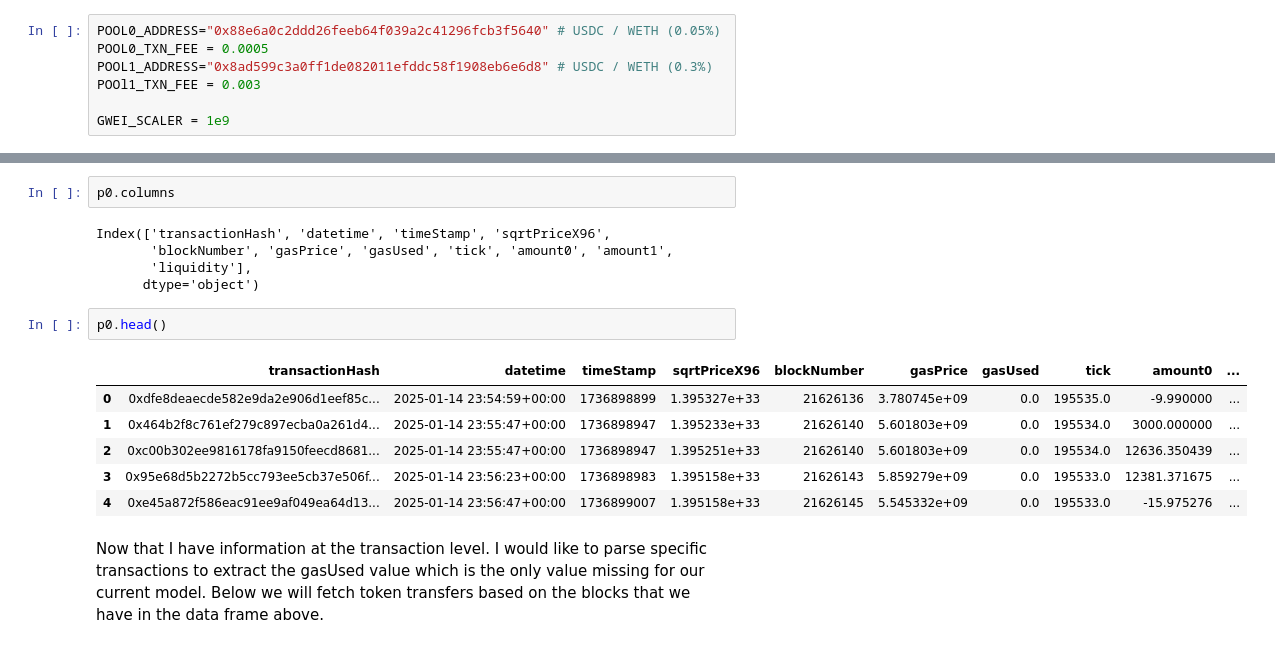
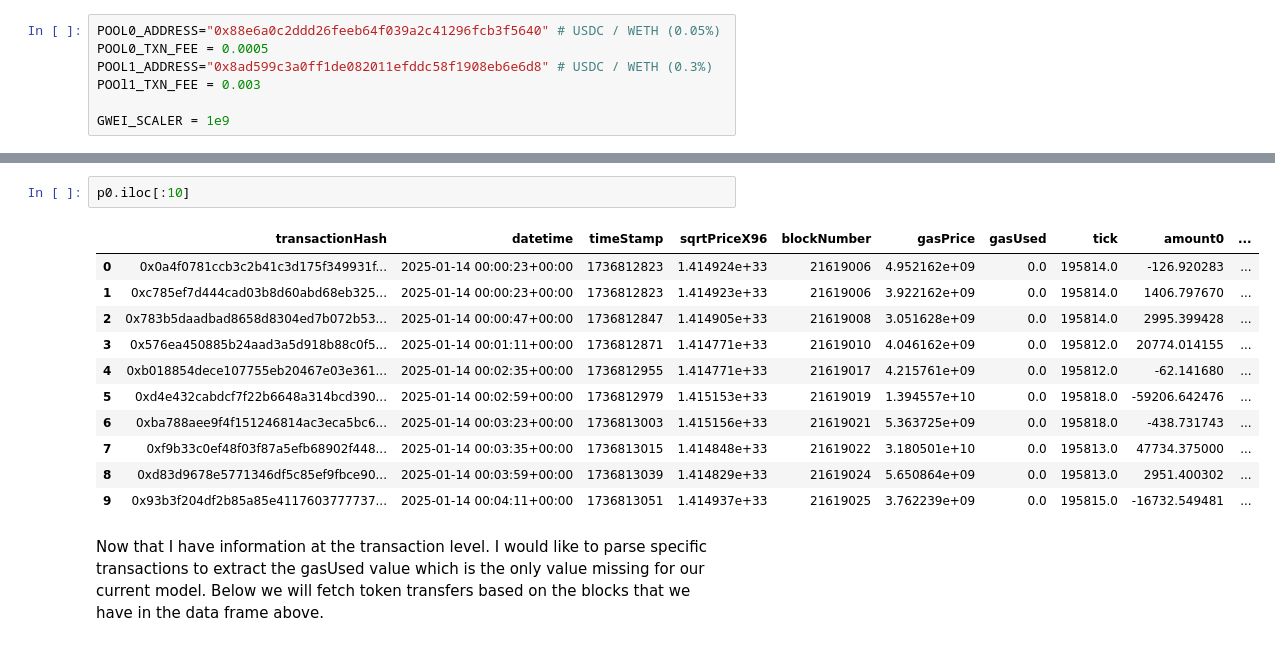
Before and after one commit to scaperothian/arbitrage_playground, a Jupyter notebook: notebooks/TheGraph.ipynb, the cells around one changed output, grey strips where cells are left out. Cells and saved outputs as stored; diff of their text form.

```diff
--- a/notebooks/TheGraph.ipynb
+++ b/notebooks/TheGraph.ipynb
@@ -76,19 +251,17 @@ Are there any NaNs in the DataFrame? False
-# %%
-p0.columns
-# %% [output]
-Index(['transactionHash', 'datetime', 'timeStamp', 'sqrtPriceX96',
-       'blockNumber', 'gasPrice', 'gasUsed', 'tick', 'amount0', 'amount1',
-       'liquidity'],
-      dtype='object')
 # %%
-p0.head()
+p0.iloc[:10]
 # %% [output]
 |  | transactionHash | datetime | timeStamp | sqrtPriceX96 | blockNumber | gasPrice | gasUsed | tick | amount0 | ... |
-| 0 | 0xdfe8deaecde582e9da2e906d1eef85c... | 2025-01-14 23:54:59+00:00 | 1736898899 | 1.395327e+33 | 21626136 | 3.780745e+09 | 0.0 | 195535.0 | -9.990000 | ... |
-| 1 | 0x464b2f8c761ef279c897ecba0a261d4... | 2025-01-14 23:55:47+00:00 | 1736898947 | 1.395233e+33 | 21626140 | 5.601803e+09 | 0.0 | 195534.0 | 3000.000000 | ... |
-| 2 | 0xc00b302ee9816178fa9150feecd8681... | 2025-01-14 23:55:47+00:00 | 1736898947 | 1.395251e+33 | 21626140 | 5.601803e+09 | 0.0 | 195534.0 | 12636.350439 | ... |
-| 3 | 0x95e68d5b2272b5cc793ee5cb37e506f... | 2025-01-14 23:56:23+00:00 | 1736898983 | 1.395158e+33 | 21626143 | 5.859279e+09 | 0.0 | 195533.0 | 12381.371675 | ... |
-| 4 | 0xe45a872f586eac91ee9af049ea64d13... | 2025-01-14 23:56:47+00:00 | 1736899007 | 1.395158e+33 | 21626145 | 5.545332e+09 | 0.0 | 195533.0 | -15.975276 | ... |
+| 0 | 0x0a4f0781ccb3c2b41c3d175f349931f... | 2025-01-14 00:00:23+00:00 | 1736812823 | 1.414924e+33 | 21619006 | 4.952162e+09 | 0.0 | 195814.0 | -126.920283 | ... |
+| 1 | 0xc785ef7d444cad03b8d60abd68eb325... | 2025-01-14 00:00:23+00:00 | 1736812823 | 1.414923e+33 | 21619006 | 3.922162e+09 | 0.0 | 195814.0 | 1406.797670 | ... |
+| 2 | 0x783b5daadbad8658d8304ed7b072b53... | 2025-01-14 00:00:47+00:00 | 1736812847 | 1.414905e+33 | 21619008 | 3.051628e+09 | 0.0 | 195814.0 | 2995.399428 | ... |
+| 3 | 0x576ea450885b24aad3a5d918b88c0f5... | 2025-01-14 00:01:11+00:00 | 1736812871 | 1.414771e+33 | 21619010 | 4.046162e+09 | 0.0 | 195812.0 | 20774.014155 | ... |
+| 4 | 0xb018854dece107755eb20467e03e361... | 2025-01-14 00:02:35+00:00 | 1736812955 | 1.414771e+33 | 21619017 | 4.215761e+09 | 0.0 | 195812.0 | -62.141680 | ... |
+| 5 | 0xd4e432cabdcf7f22b6648a314bcd390... | 2025-01-14 00:02:59+00:00 | 1736812979 | 1.415153e+33 | 21619019 | 1.394557e+10 | 0.0 | 195818.0 | -59206.642476 | ... |
+| 6 | 0xba788aee9f4f151246814ac3eca5bc6... | 2025-01-14 00:03:23+00:00 | 1736813003 | 1.415156e+33 | 21619021 | 5.363725e+09 | 0.0 | 195818.0 | -438.731743 | ... |
+| 7 | 0xf9b33c0ef48f03f87a5efb68902f448... | 2025-01-14 00:03:35+00:00 | 1736813015 | 1.414848e+33 | 21619022 | 3.180501e+10 | 0.0 | 195813.0 | 47734.375000 | ... |
+| 8 | 0xd83d9678e5771346df5c85ef9fbce90... | 2025-01-14 00:03:59+00:00 | 1736813039 | 1.414829e+33 | 21619024 | 5.650864e+09 | 0.0 | 195813.0 | 2951.400302 | ... |
+| 9 | 0x93b3f204df2b85a85e4117603777737... | 2025-01-14 00:04:11+00:00 | 1736813051 | 1.414937e+33 | 21619025 | 3.762239e+09 | 0.0 | 195815.0 | -16732.549481 | ... |
 # %% [markdown]
 Now that I have information at the transaction level.  I would like to parse specific transactions to extract the gasUsed value which is the only value missing for our current model.   Below we will fetch token transfers based on the blocks that we have in the data frame above.
 # %%
```
Also changed, not shown: parts of 18 cells of this notebook, 3 other files.
